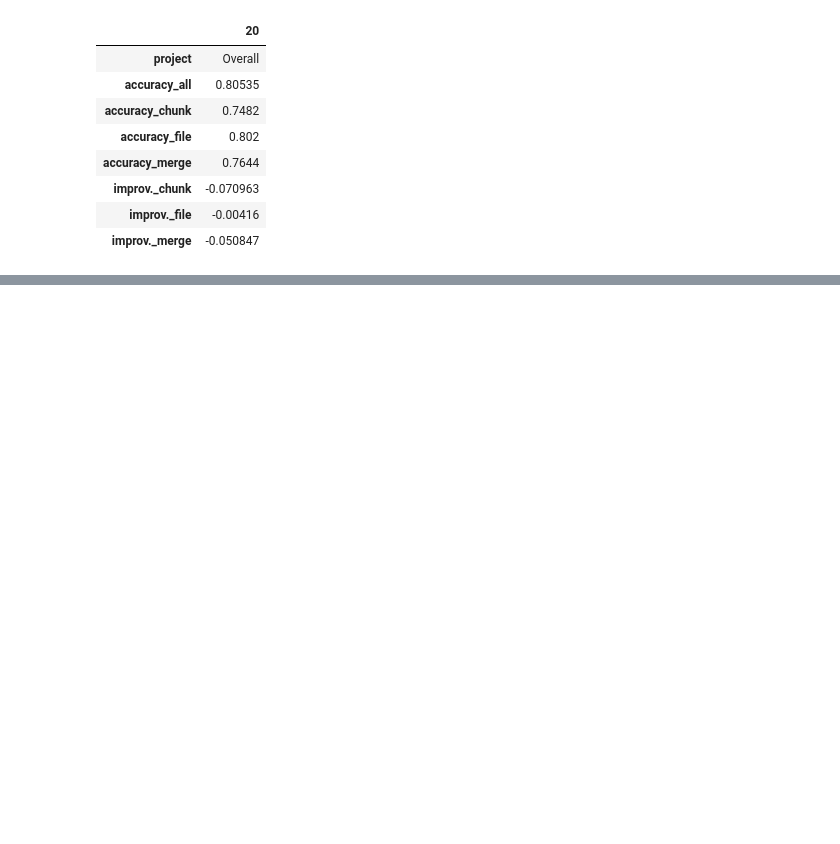
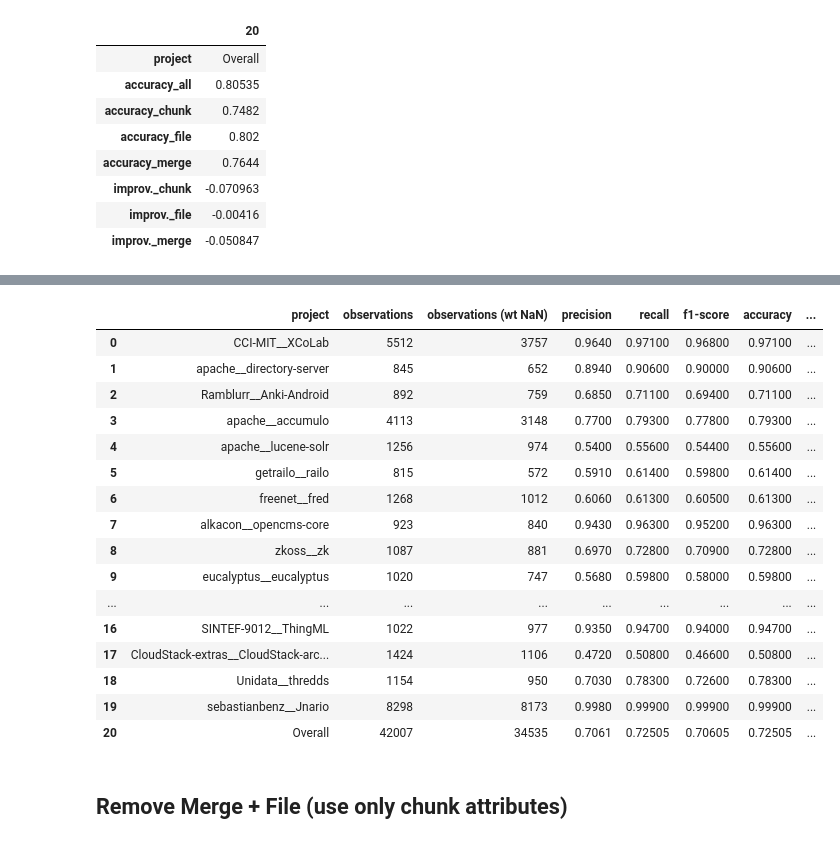
Before and after one commit to gems-uff/mestre, a Jupyter notebook: scripts/classifier/ablation_study_attributes_groups.ipynb, the cells around one changed output, grey strips where cells are left out. Drawn from its saved outputs; the diff is of its cells as text; code cells hidden in the pictures; blank space fills up the shorter version.

```diff
--- a/scripts/classifier/ablation_study_attributes_groups.ipynb
+++ b/scripts/classifier/ablation_study_attributes_groups.ipynb
@@ -168,0 +202,28 @@ accuracy_rf_improv.transpose()
+# %%
+import random
+import importlib
+importlib.reload(classifier_utils)
+merge_only_columns_result = classifier_utils.ProjectsResults(rf, projects, non_features_columns, ablation=True, ablation_group='', ablation_mode='merge_only')
+# %%
+report_merge_only_columns = merge_only_columns_result.get_report_df(include_overall=True)
+report_merge_only_columns
+# %% [output]
+|  | project | observations | observations (wt NaN) | precision | recall | f1-score | accuracy | ... |
+| 0 | CCI-MIT__XCoLab | 5512 | 3757 | 0.9640 | 0.97100 | 0.96800 | 0.97100 | ... |
+| 1 | apache__directory-server | 845 | 652 | 0.8940 | 0.90600 | 0.90000 | 0.90600 | ... |
+| 2 | Ramblurr__Anki-Android | 892 | 759 | 0.6850 | 0.71100 | 0.69400 | 0.71100 | ... |
+| 3 | apache__accumulo | 4113 | 3148 | 0.7700 | 0.79300 | 0.77800 | 0.79300 | ... |
+| 4 | apache__lucene-solr | 1256 | 974 | 0.5400 | 0.55600 | 0.54400 | 0.55600 | ... |
+| 5 | getrailo__railo | 815 | 572 | 0.5910 | 0.61400 | 0.59800 | 0.61400 | ... |
+| 6 | freenet__fred | 1268 | 1012 | 0.6060 | 0.61300 | 0.60500 | 0.61300 | ... |
+| 7 | alkacon__opencms-core | 923 | 840 | 0.9430 | 0.96300 | 0.95200 | 0.96300 | ... |
+| 8 | zkoss__zk | 1087 | 881 | 0.6970 | 0.72800 | 0.70900 | 0.72800 | ... |
+| 9 | eucalyptus__eucalyptus | 1020 | 747 | 0.5680 | 0.59800 | 0.58000 | 0.59800 | ... |
+| ... | ... | ... | ... | ... | ... | ... | ... | ... |
+| 16 | SINTEF-9012__ThingML | 1022 | 977 | 0.9350 | 0.94700 | 0.94000 | 0.94700 | ... |
+| 17 | CloudStack-extras__CloudStack-arc... | 1424 | 1106 | 0.4720 | 0.50800 | 0.46600 | 0.50800 | ... |
+| 18 | Unidata__thredds | 1154 | 950 | 0.7030 | 0.78300 | 0.72600 | 0.78300 | ... |
+| 19 | sebastianbenz__Jnario | 8298 | 8173 | 0.9980 | 0.99900 | 0.99900 | 0.99900 | ... |
+| 20 | Overall | 42007 | 34535 | 0.7061 | 0.72505 | 0.70605 | 0.72505 | ... |
+# %% [markdown]
+## Remove Merge + File (use only chunk attributes)
```
Also changed, not shown: parts of 10 cells of this notebook, 2 other files.
